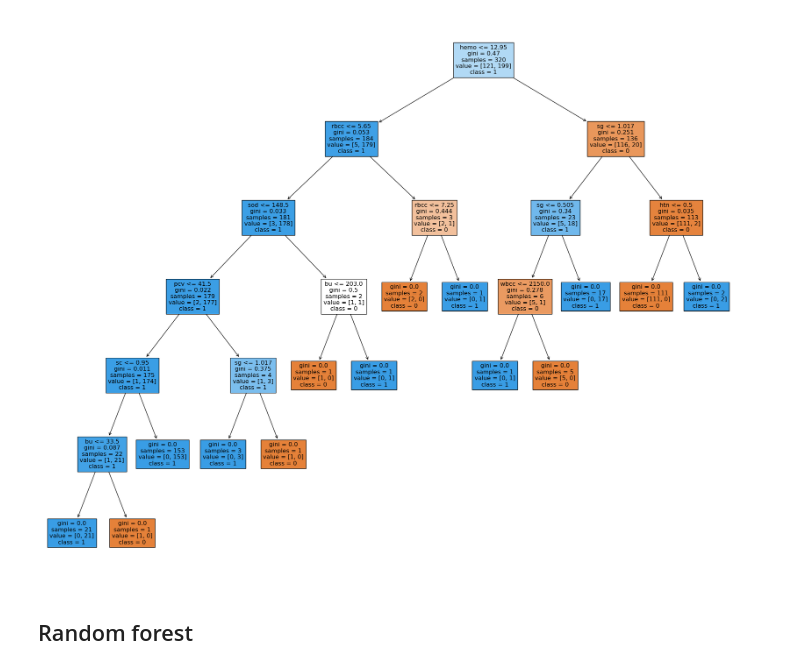
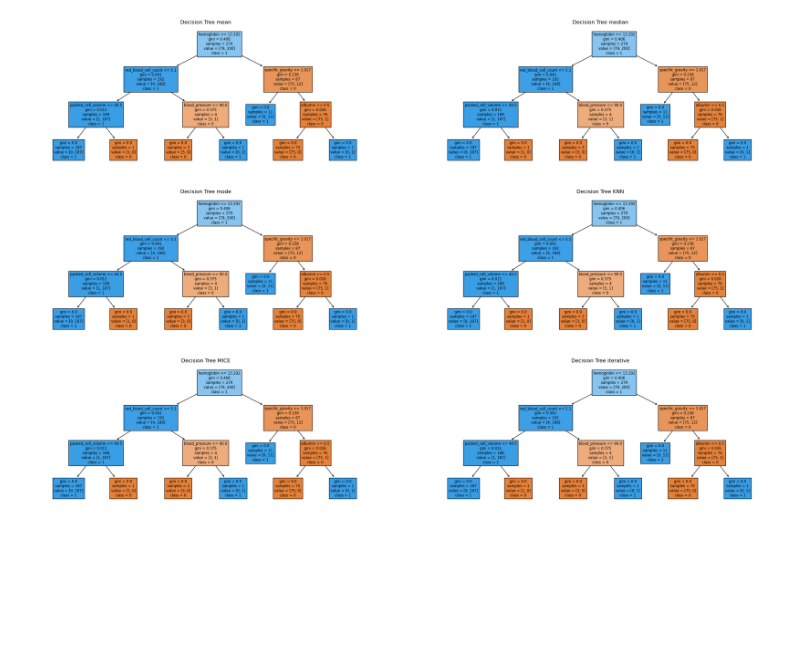
Before and after one commit to luisastue/datascience-ckd, a Jupyter notebook: 5.1_decision_tree.ipynb, the cells around one changed output. Saved outputs shown, nothing was run; the diff lists cells and outputs as text; code cells hidden in the pictures; blank space fills up the shorter version.

```diff
--- a/5.1_decision_tree.ipynb
+++ b/5.1_decision_tree.ipynb
@@ -10,6 +8,12 @@ from sklearn.tree import DecisionTreeClassifier, plot_tree
 from sklearn.ensemble import RandomForestClassifier
 from sklearn.metrics import  classification_report,  ConfusionMatrixDisplay
 from matplotlib.pylab import rcParams
-#Load the dataset into a pandas DataFrame.
-df = pd.read_csv('processed/df.csv')
-df.head()
+
+dataframes = {
+    'mean': pd.read_csv('imputed/mean.csv'),
+    'median': pd.read_csv('imputed/median.csv'),
+    'mode': pd.read_csv('imputed/mode.csv'),
+    'KNN': pd.read_csv('imputed/KNN.csv'),
+    'MICE': pd.read_csv('imputed/MICE.csv'),
+    'iterative': pd.read_csv('imputed/iterative.csv'),
+}
@@ -74,0 +22,6 @@ feat_importances.plot(kind='bar', figsize=(8,3))
+# %%
+from util.functions import train
+
+model = DecisionTreeClassifier()
+
+results = train(model)
@@ -74,0 +50,9 @@ feat_importances.plot(kind='bar', figsize=(8,3))
+# %%
+from util.functions import plot_feature_importances
+# plot all feature importances as subplots
+feature_importances = {}
+for (name, model) in results['models'].items():
+    feature_importances[name] = pd.DataFrame(
+        model.feature_importances_, index=dataframes['mean'].drop(columns=['class']).columns, columns=['Importance'])
+
+plot_feature_importances(feature_importances)
@@ -75,7 +61,8 @@ feat_importances.plot(kind='bar', figsize=(8,3))
 # %%
-fig = plt.figure(figsize=(25,20))
-_ = plot_tree(clf, feature_names=numeric.drop(columns=['class']).columns, class_names=['0', '1'], filled=True)
+fig, axs = plt.subplots(nrows=3, ncols=2, figsize=(30, 20))
+
+for i, (name, model) in enumerate(results['models'].items()):
+    plot_tree(model, ax=axs.flat[i], feature_names=dataframes[name].drop(columns=['class']).columns, class_names=['0', '1'], filled=True)
+    axs.flat[i].set_title(f'Decision Tree {name}')
 # %% [output]
-[figure, old version]
+[figure, new version]
-# %% [markdown]
-## Random forest
```
Also changed, not shown: parts of 17 cells of this notebook, 10 other files.
